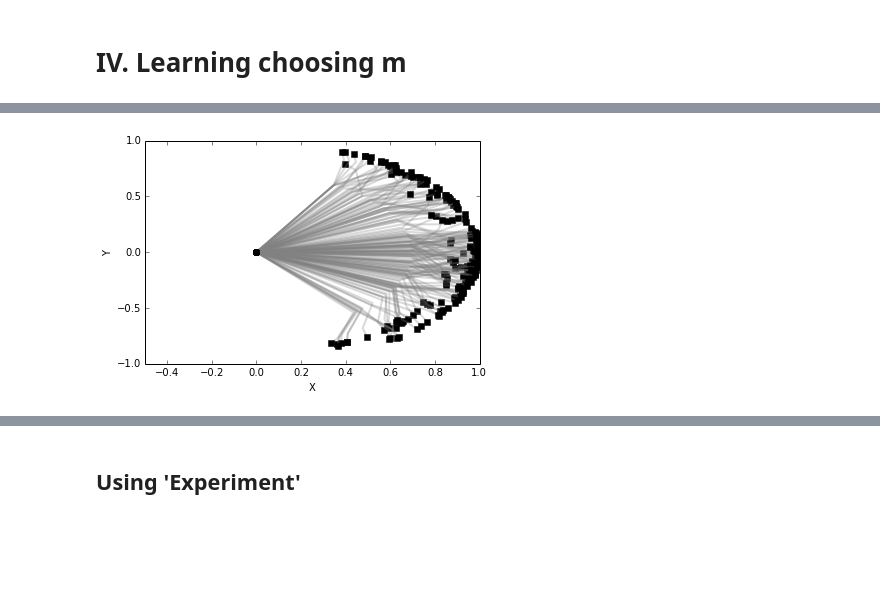
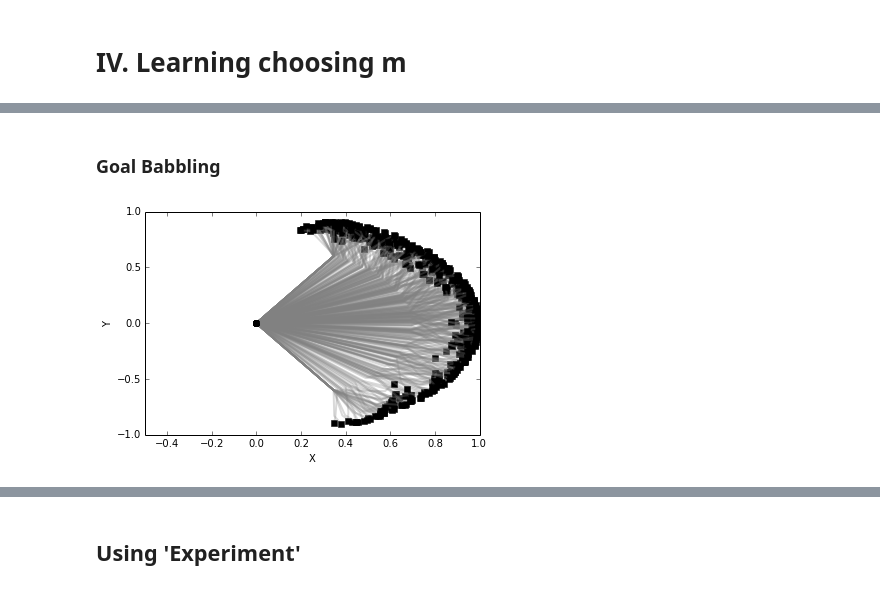
Before and after one commit to flowersteam/explauto, a Jupyter notebook: notebook/learning_with_context.ipynb, the cells around one changed output, grey strips where cells are left out. Cells and saved outputs as stored; diff of their text form; code cells hidden in the pictures; blank space fills up the shorter version.

```diff
--- a/notebook/learning_with_context.ipynb
+++ b/notebook/learning_with_context.ipynb
@@ -108,0 +110,10 @@ It might be useful to test reseting e.g. each 50 iterations.
+# %%
+# Random Motor Babbling
+ax = axes()
+environment.reset()
+motor_configurations = environment.random_motors(n=500)
+
+# Plotting 10 random motor configurations:
+for m in motor_configurations:
+    environment.update(m, reset=False)
+    environment.plot(ax)
@@ -109,32 +122,37 @@ It might be useful to test reseting e.g. each 50 iterations.
+# %% [markdown]
+### Goal Babbling
 # %%
+# Random Goal Babbling
+im_model = RandomInterest(conf, conf.s_dims)
+
 # Reset environment
 environment.reset()
 
 # Reset sensorimotor model
 sm_model = SensorimotorModel.from_configuration(conf, 'NN', 'default')
 
 c_dims = [0, 1] # hand position's dimensions
 
 # Add one point to boostrap sensorimotor model
 sm_model.update([0.]*6, np.hstack((environment.current_sensori_position, [0., 0.])))
 
 ax = axes()
 
-for _ in range(200):
+for _ in range(500):
     # Get current context
     s = environment.current_sensori_position
     # sample a random sensory goal using the interest model:
     ds_g = im_model.sample_given_context(s, c_dims)
     #print "sample ds=", ds_g
     # infer a motor command to reach that goal using the sensorimotor model:
     mdm = sm_model.inverse_prediction(np.hstack((s, ds_g)))
     # execute this command and observe the corresponding sensory effect:
     sds = environment.update(mdm, reset=False)
     # update the sensorimotor model:
     sm_model.update(mdm, sds)
     # update interest model
     im_model.update(hstack((mdm, s, ds_g)), hstack((mdm, sds)))
     # plot arm
     environment.plot(ax, alpha=0.3)
 # %% [output]
-[figure, old version]
+[figure, new version]
```
Also changed, not shown: parts of 17 cells of this notebook.
